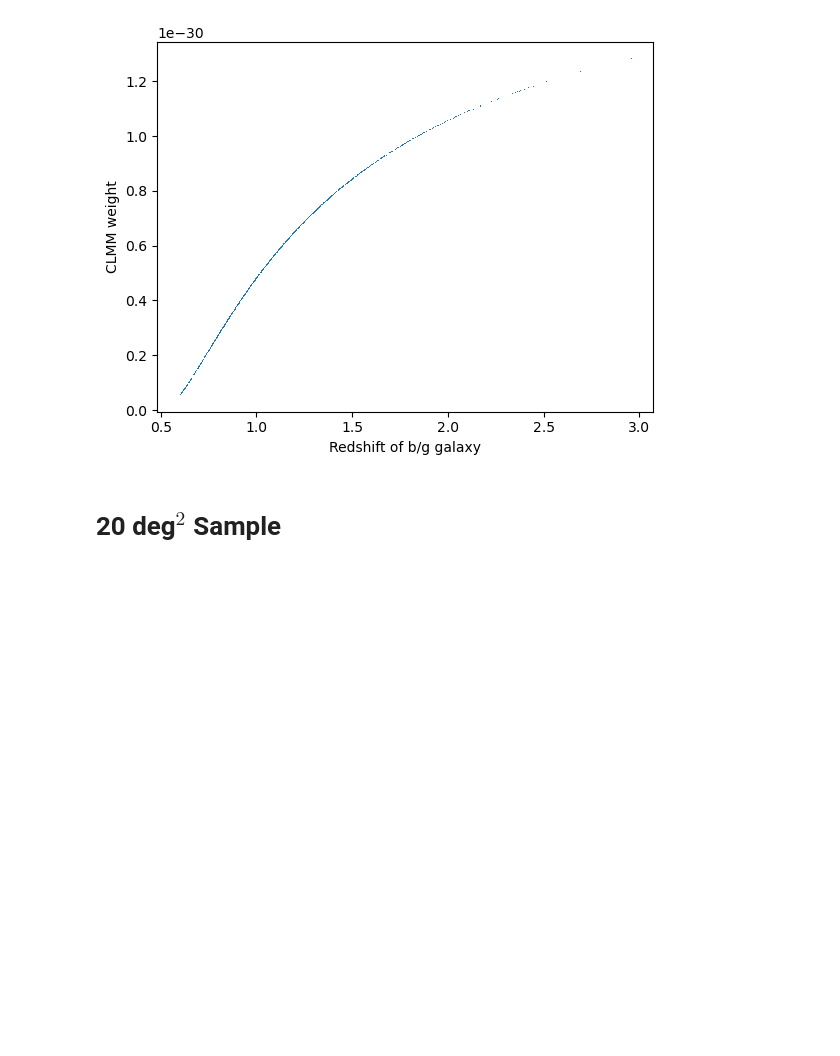
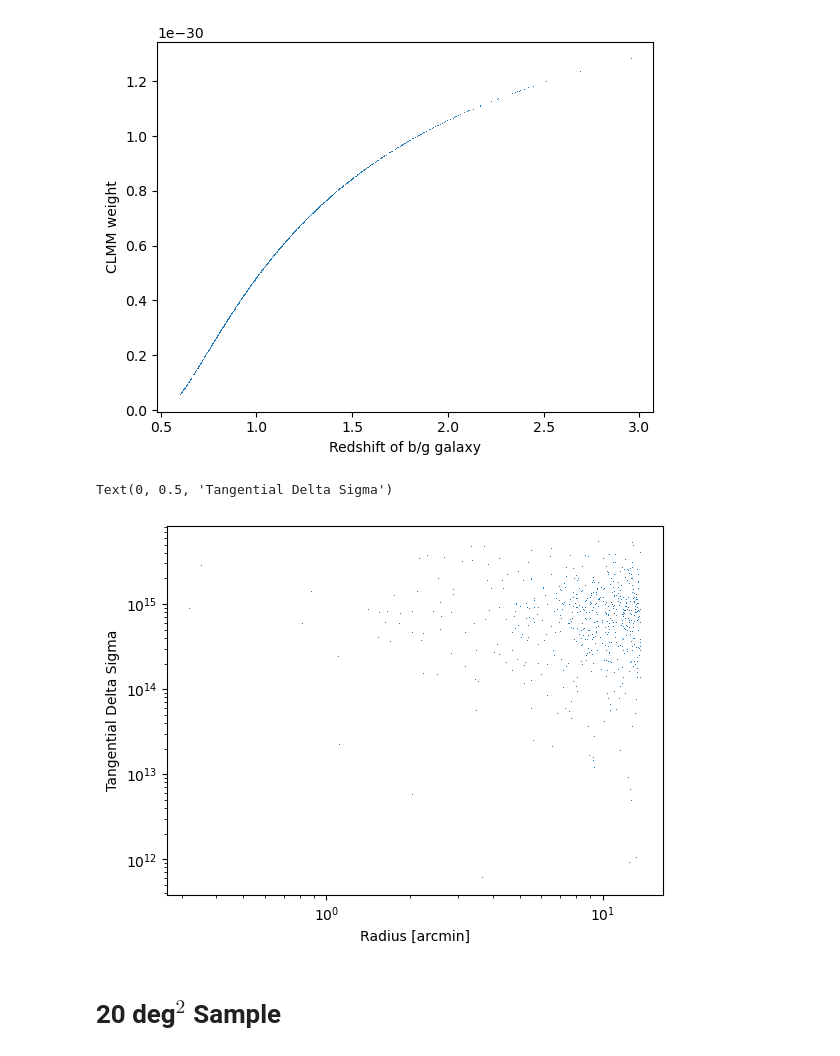
Before and after one commit to LSSTDESC/TXPipe, a Jupyter notebook: notebooks/txpipe_cluster_dev.ipynb, the cells around one changed output. Drawn from its saved outputs; the diff is of its cells as text; code cells hidden in the pictures; blank space fills up the shorter version.

```diff
--- a/notebooks/txpipe_cluster_dev.ipynb
+++ b/notebooks/txpipe_cluster_dev.ipynb
@@ -224,6 +216,17 @@ plt.ylabel("CLMM weight")
 # %% [output]
 Text(0, 0.5, 'CLMM weight')
 [figure]
+# %%
+#radii2 = (bg_cat['ra'] - cl_cat['ra'])**2 + ((bg_cat['dec'] - cl_cat['dec'])**2)
+
+plt.plot(bg_cat["distance_arcmin"], bg_cat["cross_comp_clmm"], ',')
+plt.xscale('log')
+plt.yscale('log')
+plt.xlabel("Radius [arcmin]")
+plt.ylabel("Tangential Delta Sigma")
+# %% [output]
+Text(0, 0.5, 'Tangential Delta Sigma')
+[figure, added]
 # %% [markdown]
 # 20 deg$^2$ Sample
 # %% [markdown]
```
Also changed, not shown: parts of 5 cells of this notebook.
